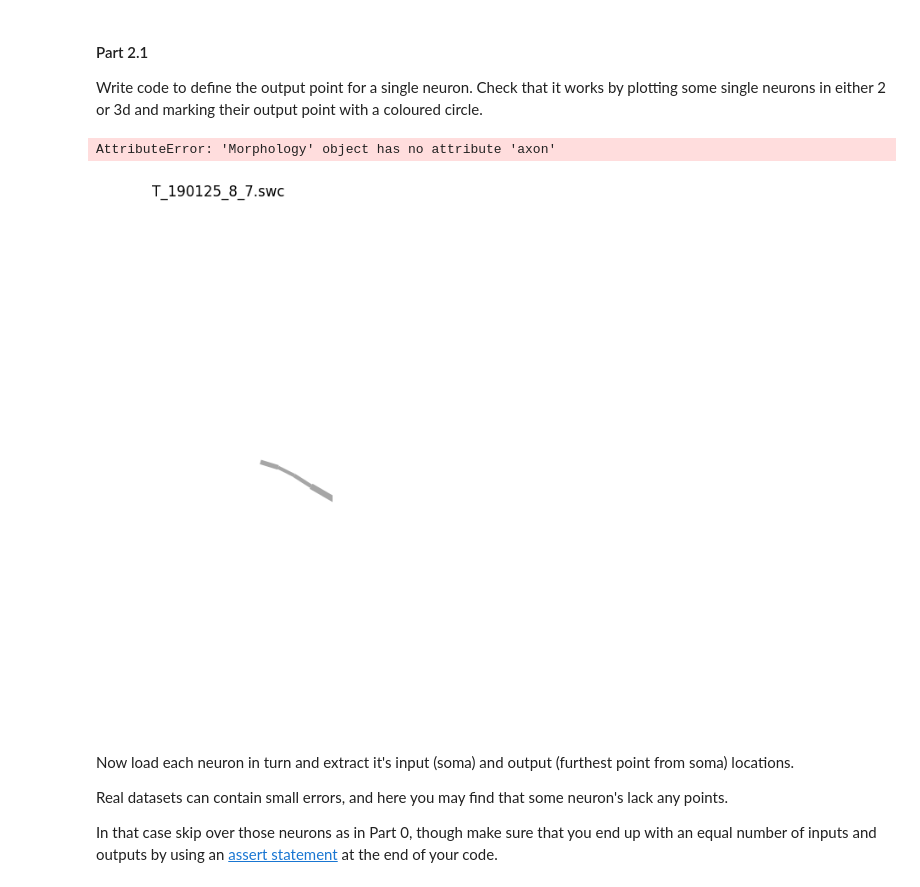
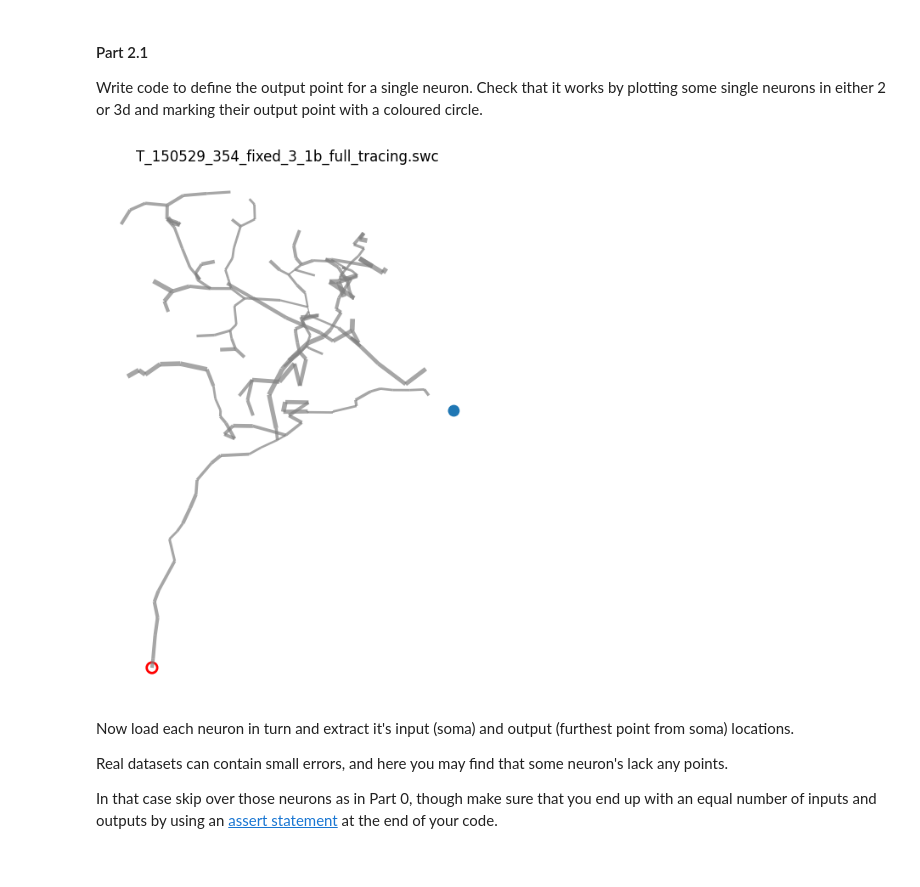
Before and after one commit to arya-1017/Arya-729.github.io, a Jupyter notebook: w3-brain-structure/w3-exercise.ipynb, the cells around one changed output. Saved outputs shown, nothing was run; the diff lists cells and outputs as text; code cells hidden in the pictures.

```diff
--- a/w3-brain-structure/w3-exercise.ipynb
+++ b/w3-brain-structure/w3-exercise.ipynb
@@ -191,13 +189,23 @@ Write code to define the output point for a single neuron. Check that it works b
 # %%
 # Define the output point for a single neuron
 n = np.random.randint(low=0, high=len(neuron_paths))
 m = nm.load_morphology(neuron_paths[n])
 
 # Check that this seems to work by plotting some data
+#fig, ax = figure()
+
+soma = np.array(m.soma.center)
+pts = m.points[:, :3]                          # <-- 只保留前三列
+dists = np.linalg.norm(pts - soma, axis=1)
+out_pt = pts[np.argmax(dists)]
+
 fig, ax = figure()
+plot_morph(m, ax=ax, soma_outline=0, plane='xy', linewidth=2, color='gray', alpha=0.7)
+plt.scatter([soma[0]], [soma[1]], s=80)
+plt.scatter([out_pt[0]], [out_pt[1]], s=80, edgecolor='r', facecolor='none', linewidth=2)
+plt.show()
 # %% [output]
-AttributeError: 'Morphology' object has no attribute 'axon'
-[figure, old version]
+[figure, new version]
 # %% [markdown]
 Now load each neuron in turn and extract it's input (soma) and output (furthest point from soma) locations.
 
```
Also changed, not shown: parts of 1 cell of this notebook.
